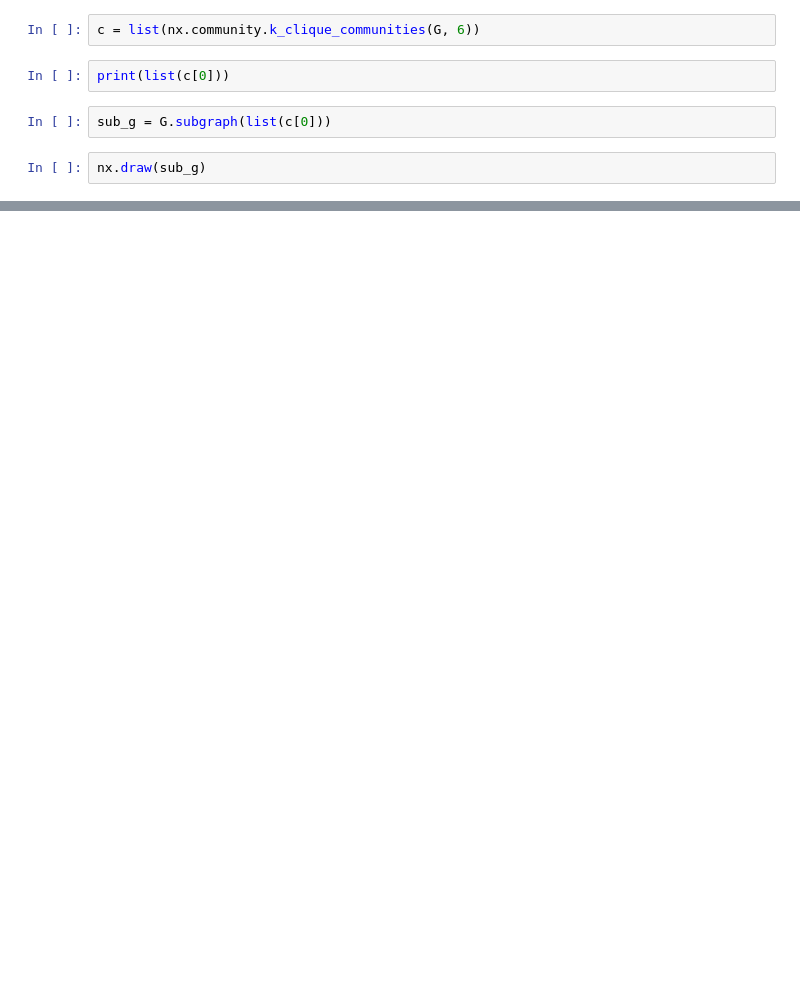
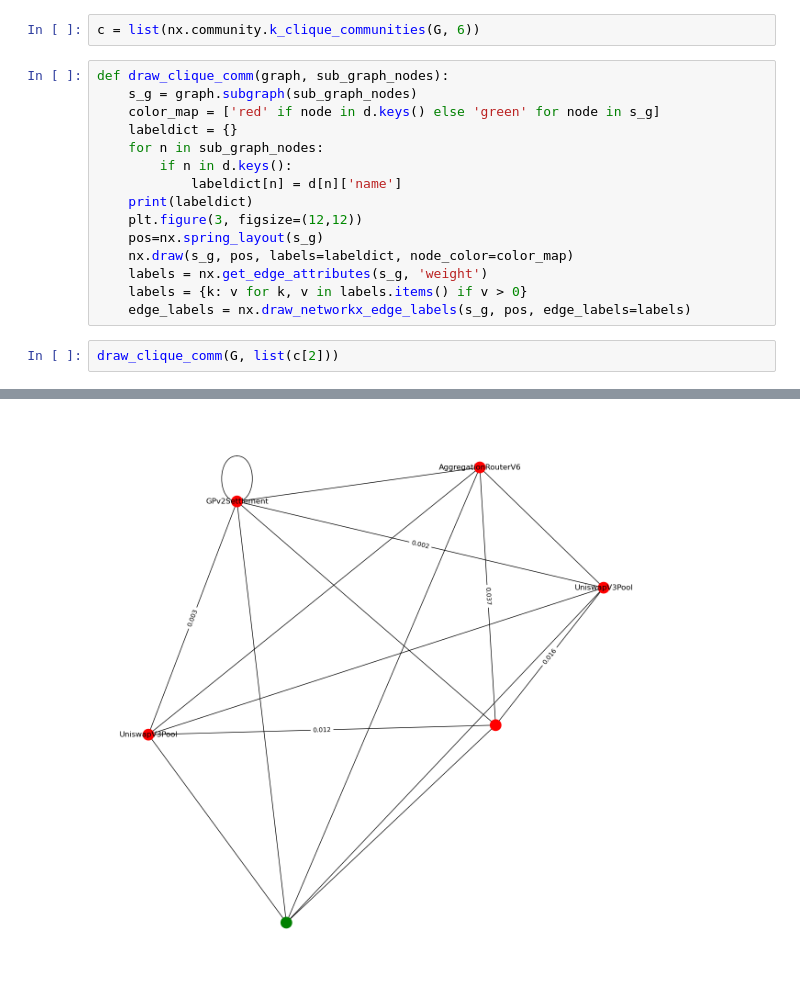
Before and after one commit to npoluyaktov/remote_jupyter, a Jupyter notebook: data/eth_graph.ipynb, the cells around one changed output, grey strips where cells are left out. Drawn from its saved outputs; the diff is of its cells as text; blank space fills up the shorter version.

```diff
--- a/data/eth_graph.ipynb
+++ b/data/eth_graph.ipynb
@@ -104,8 +143,20 @@ print(max(len(c) for c in nx.find_cliques(F)))
 # %%
 c = list(nx.community.k_clique_communities(G, 6))
-# %%
-print(list(c[0]))
-# %%
-sub_g = G.subgraph(list(c[0]))
-# %%
-nx.draw(sub_g)
+# %%
+def draw_clique_comm(graph, sub_graph_nodes):
+    s_g = graph.subgraph(sub_graph_nodes)
+    color_map = ['red' if node in d.keys() else 'green' for node in s_g]
+    labeldict = {}
+    for n in sub_graph_nodes:
+        if n in d.keys():
+            labeldict[n] = d[n]['name']
+    print(labeldict)
+    plt.figure(3, figsize=(12,12))
+    pos=nx.spring_layout(s_g)
+    nx.draw(s_g, pos, labels=labeldict, node_color=color_map)
+    labels = nx.get_edge_attributes(s_g, 'weight')
+    labels = {k: v for k, v in labels.items() if v > 0}
+    edge_labels = nx.draw_networkx_edge_labels(s_g, pos, edge_labels=labels)
+# %%
+draw_clique_comm(G, list(c[2]))
+# %% [output]
@@ -111,0 +164 @@ nx.draw(sub_g)
+[figure, added]
```
Also changed, not shown: parts of 14 cells of this notebook, 22 other files.
